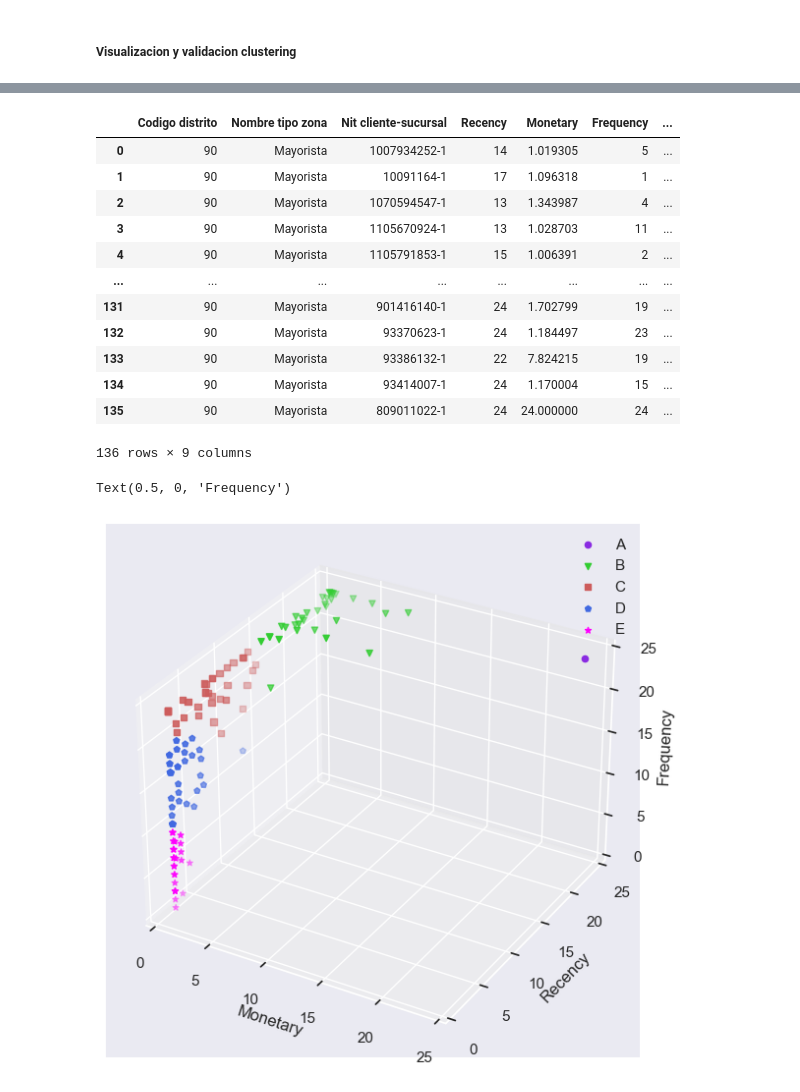
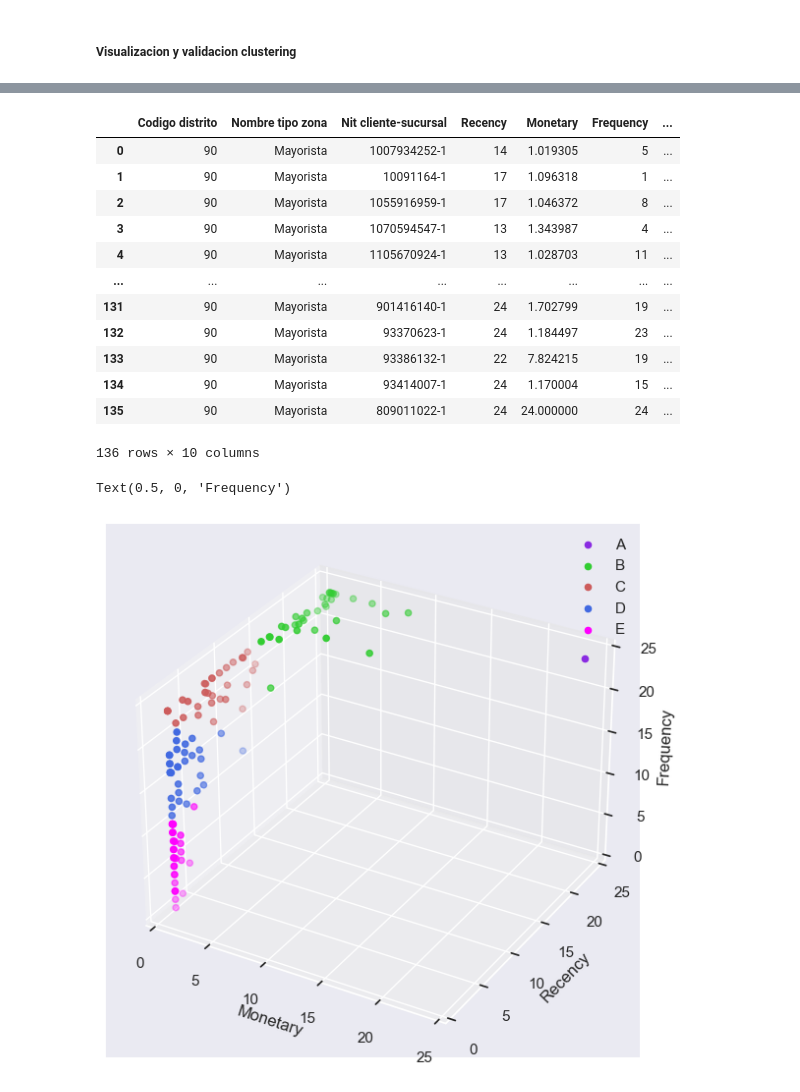
Before and after one commit to TomasCardeLo/ML-Dispapeles-TomasCaLo, a Jupyter notebook: Clustering/Clustering pycaret kmeans - v4 normalizado.ipynb, the cells around one changed output, grey strips where cells are left out. Saved outputs shown, nothing was run; the diff lists cells and outputs as text; code cells hidden in the pictures.

```diff
--- a/Clustering/Clustering pycaret kmeans - v4 normalizado.ipynb
+++ b/Clustering/Clustering pycaret kmeans - v4 normalizado.ipynb
@@ -160,3 +169,5 @@ por lo tanto su rango es de: 4,608,212
+# %%
+list_dtos = ['10-Artes graficas']
 # %% [markdown]
 ##### Dos modelos, norm= True y norm= False
 # %%
@@ -215,6 +226,7 @@ for norm in normalizar:
         trans = trans[["Cluster", "Letra cluster"]]
 
         df_pred_km = pd.merge(df_pred_km, trans, on= ["Cluster"])
+        df_pred_km["Normalizado"] = norm
 
         # Descarga del modelo
         bd_predicted = bd_predicted.append(df_pred_km)
@@ -313,38 +413,36 @@ df_pred_km
 |  | Codigo distrito | Nombre tipo zona | Nit cliente-sucursal | Recency | Monetary | Frequency | ... |
 | 0 | 90 | Mayorista | 1007934252-1 | 14 | 1.019305 | 5 | ... |
 | 1 | 90 | Mayorista | 10091164-1 | 17 | 1.096318 | 1 | ... |
-| 2 | 90 | Mayorista | 1070594547-1 | 13 | 1.343987 | 4 | ... |
-| 3 | 90 | Mayorista | 1105670924-1 | 13 | 1.028703 | 11 | ... |
-| 4 | 90 | Mayorista | 1105791853-1 | 15 | 1.006391 | 2 | ... |
+| 2 | 90 | Mayorista | 1055916959-1 | 17 | 1.046372 | 8 | ... |
+| 3 | 90 | Mayorista | 1070594547-1 | 13 | 1.343987 | 4 | ... |
+| 4 | 90 | Mayorista | 1105670924-1 | 13 | 1.028703 | 11 | ... |
 | ... | ... | ... | ... | ... | ... | ... | ... |
 | 131 | 90 | Mayorista | 901416140-1 | 24 | 1.702799 | 19 | ... |
 | 132 | 90 | Mayorista | 93370623-1 | 24 | 1.184497 | 23 | ... |
 | 133 | 90 | Mayorista | 93386132-1 | 22 | 7.824215 | 19 | ... |
 | 134 | 90 | Mayorista | 93414007-1 | 24 | 1.170004 | 15 | ... |
 | 135 | 90 | Mayorista | 809011022-1 | 24 | 24.000000 | 24 | ... |
-136 rows × 9 columns
+136 rows × 10 columns
 # %%
-# Visualizacion de los clusters
+col =  ['blueviolet', 'limegreen', 'indianred', 'royalblue', 'magenta']
+leg = ['A', 'B', 'C', 'D', 'E']
+cluster = list(np.unique(df_pred_km['Letra cluster']))
+
+# fig, ax = plt.subplots(1, 2, figsize= (15,5))
 fig = plt.figure(figsize=(7,10))
 ax = fig.gca(projection='3d')
 
-m = ['o', 'v', 's', 'p', '*']
-col =  ['blueviolet', 'limegreen', 'indianred', 'royalblue', 'magenta']
-# leg = ['Cluster 0','Cluster 1','Cluster 2','Cluster 3', 'Cluster 4']
-leg = ['A', 'B', 'C', 'D', 'E']
-cluster = list(np.unique(df_pred_km['Letra cluster']))
-
 for c in range(5):
     df_plot = df_pred_km[df_pred_km['Letra cluster'] == cluster[c]]
-    ax.scatter(df_plot['Monetary'],df_plot['Frequency'], df_plot['Recency'] , marker= m[c], c= col[c])
+    ax.scatter(df_plot['Monetary'],df_plot['Frequency'], df_plot['Recency'], c= col[c])
 
 ax.legend(leg)
 ax.set_xlabel('Monetary')
 ax.set_ylabel('Recency')
 ax.set_zlabel('Frequency')
 # %% [output]
 Text(0.5, 0, 'Frequency')
-[figure, old version]
+[figure, new version]
 # %%
 plot_model(model_kmeans, plot = 'cluster')
 # %%
```
Also changed, not shown: parts of 16 cells of this notebook, 4 other files.
